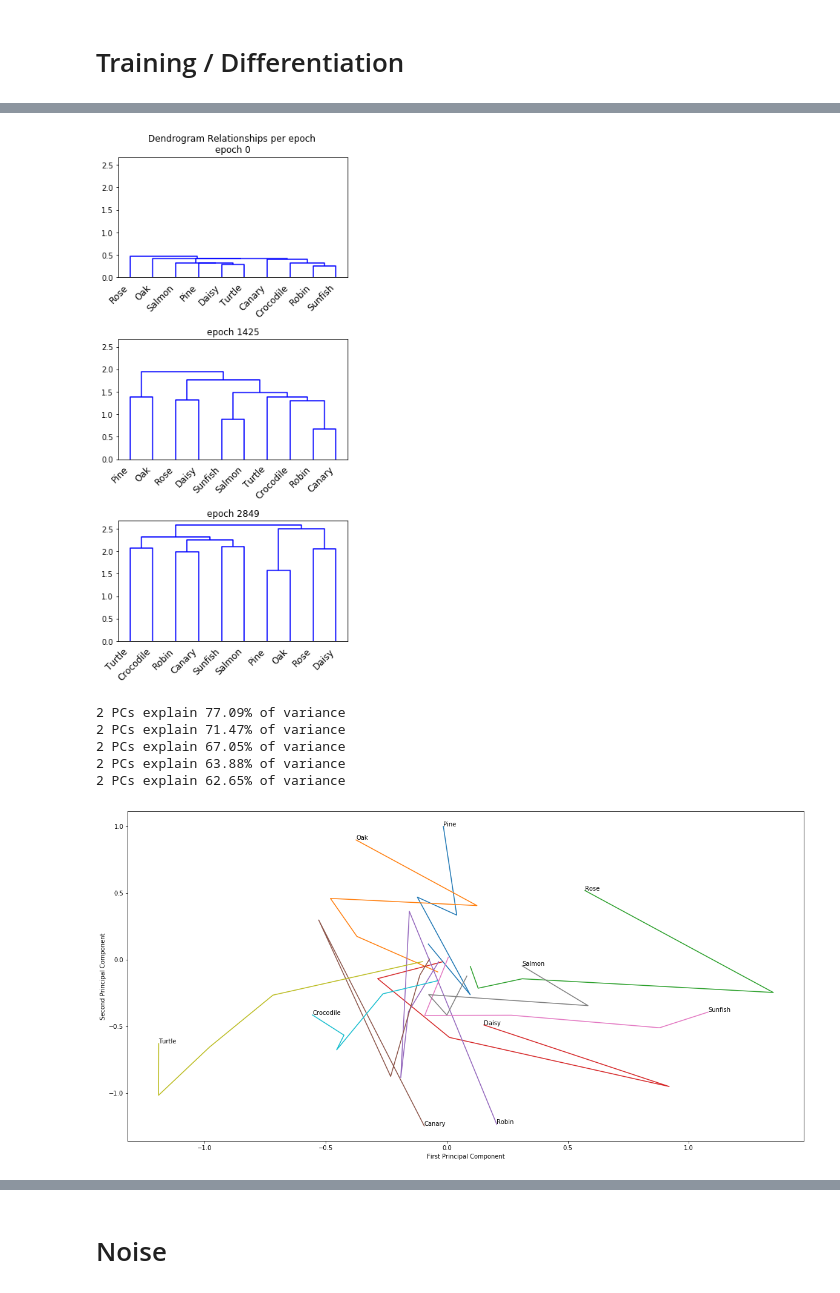
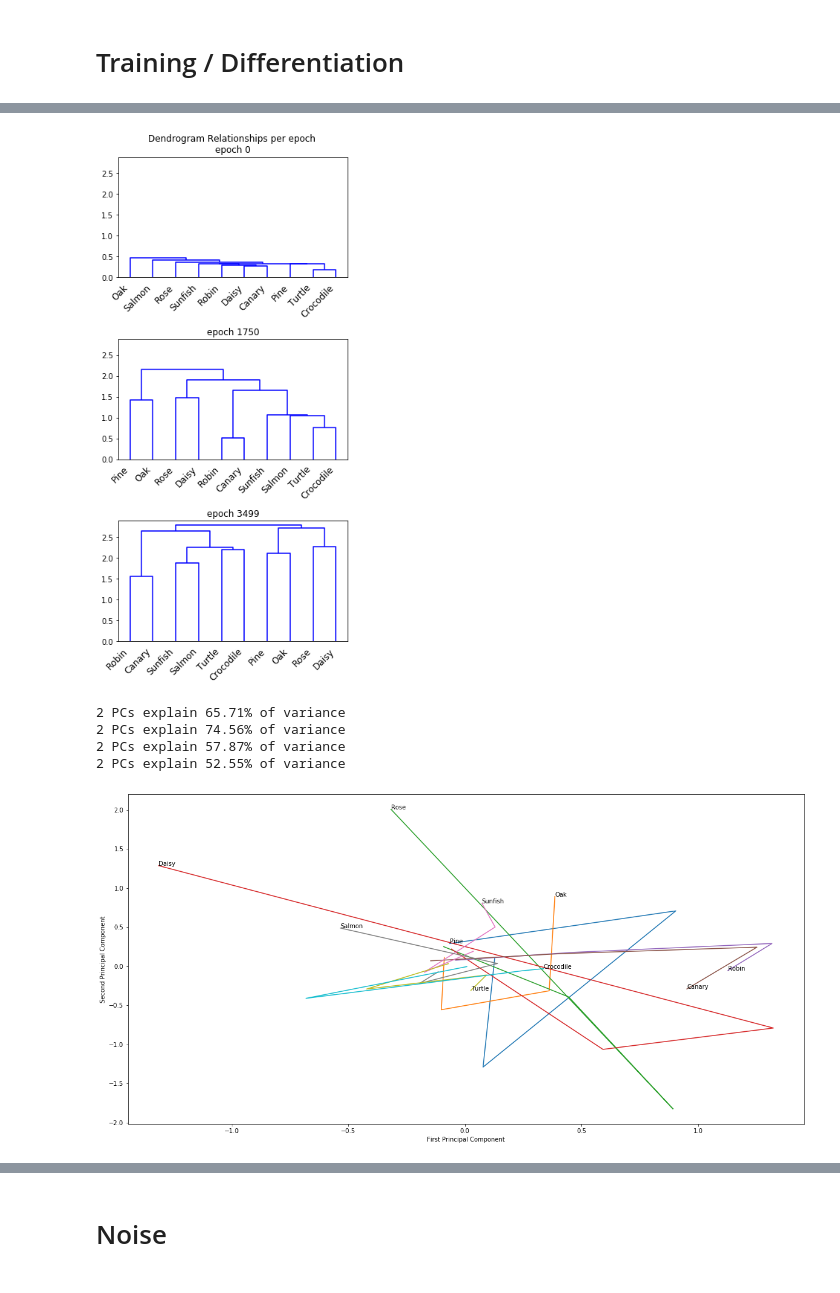
Before and after one commit to petersim1/CCM_Final_Project, a Jupyter notebook: Final_Evaluation_Notebook.ipynb, the cells around one changed output, grey strips where cells are left out. Saved outputs shown, nothing was run; the diff lists cells and outputs as text; code cells hidden in the pictures.

```diff
--- a/Final_Evaluation_Notebook.ipynb
+++ b/Final_Evaluation_Notebook.ipynb
@@ -324,3 +372,7 @@ class Net(nn.Module):
         output          = torch.sigmoid(self.h2o(hidden))
 
         return output, hidden, rep
+# %%
+loaded_model = torch.load('trained_model_SGD_BCELoss_0.05_3500_2_20200512125214.pt')
+
+print(*loaded_model['model_state_dict'].keys(),sep=',')
@@ -327,6 +381,4 @@ class Net(nn.Module):
 # %%
-loaded_model = torch.load('trained_model.pt')
-
 mynet = Net(nobj,nrel, nattributes,rep_layer_size=loaded_model['model_state_dict']['i2rep.weight'].size()[0],
             hidden_layer_size=loaded_model['model_state_dict']['all2h.weight'].size()[0])
 
@@ -346,13 +399,12 @@ plot_loss(loss)
 # %%
 plot_dendo(rep_layers)
 # %% [output]
-[figure, old version]
+[figure, new version]
 # %%
-plot_pca(rep_layers, names_items)
+plot_pca(rep_layers, names_items,4)
 # %% [output]
-2 PCs explain 77.09% of variance
-2 PCs explain 71.47% of variance
-2 PCs explain 67.05% of variance
-2 PCs explain 63.88% of variance
-2 PCs explain 62.65% of variance
+2 PCs explain 65.71% of variance
+2 PCs explain 74.56% of variance
+2 PCs explain 57.87% of variance
+2 PCs explain 52.55% of variance
-[figure, old version]
+[figure, new version]
```
Also changed, not shown: parts of 13 cells of this notebook, 3 other files.
